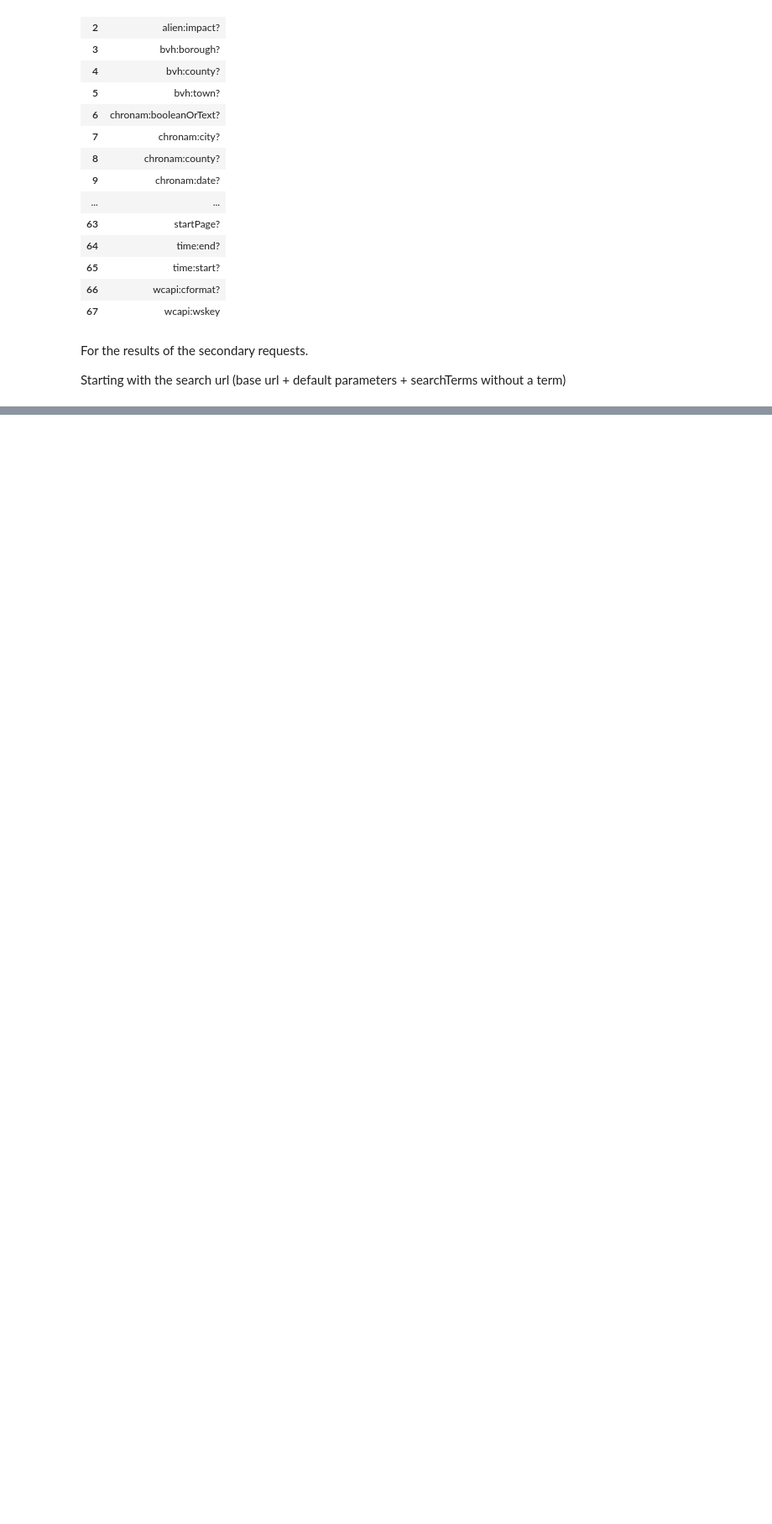
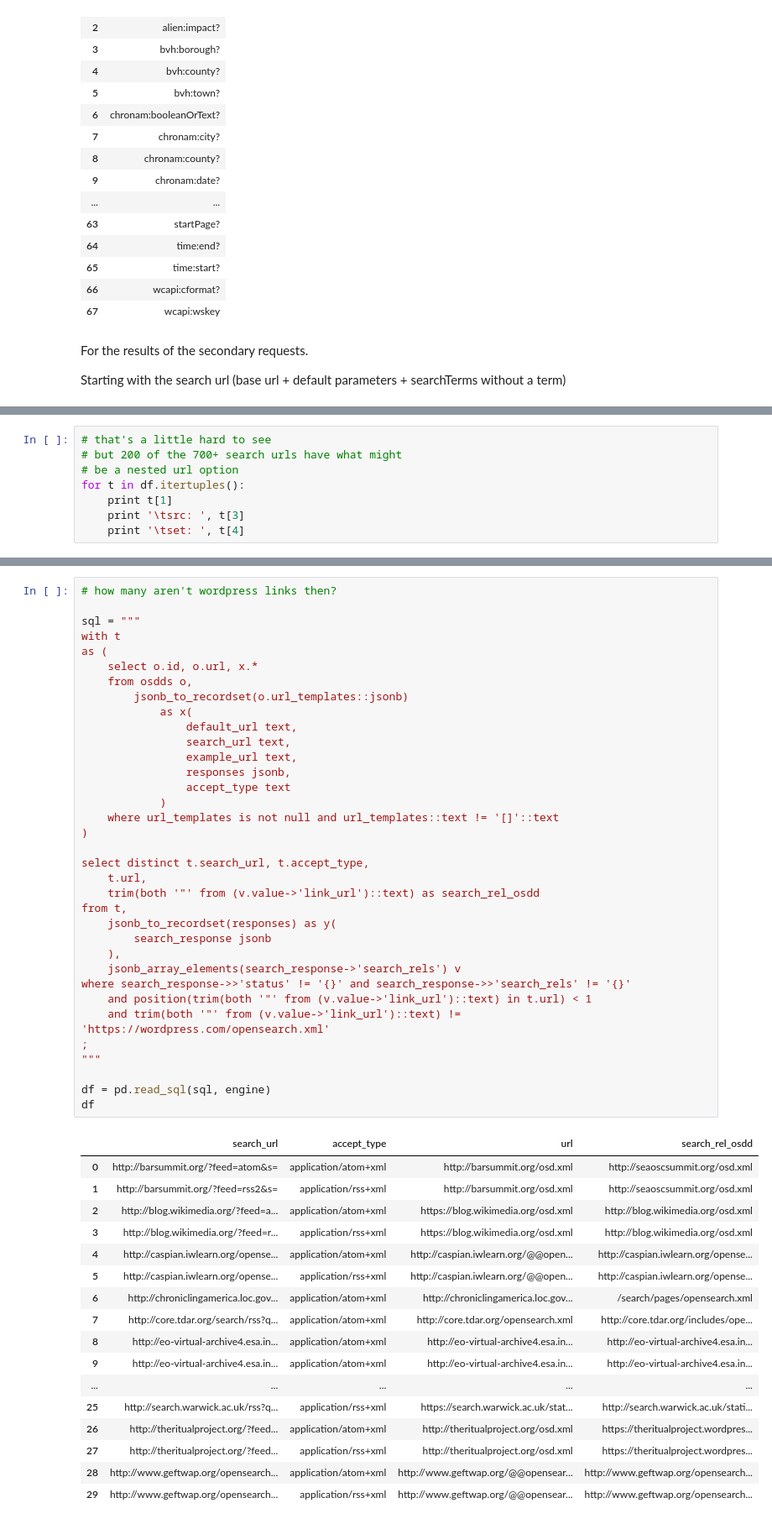
Before and after one commit to b-cube/Response-Identification-Info, a Jupyter notebook: notebooks/Analysis - OpenSearch.ipynb, the cells around one changed output, grey strips where cells are left out. Shown at 84% size. Cells and saved outputs as stored; diff of their text form; blank space fills up the shorter version.

```diff
--- a/notebooks/Analysis - OpenSearch.ipynb
+++ b/notebooks/Analysis - OpenSearch.ipynb
@@ -562,0 +812,8 @@ with pd.option_context('display.max_colwidth', 1000, 'display.max_rows', 810):
+# %%
+# that's a little hard to see
+# but 200 of the 700+ search urls have what might
+# be a nested url option
+for t in df.itertuples():
+    print t[1]
+    print '\tsrc: ', t[3]
+    print '\tset: ', t[4]
@@ -562,0 +838,53 @@ with pd.option_context('display.max_colwidth', 1000, 'display.max_rows', 810):
+# %%
+# how many aren't wordpress links then?
+
+sql = """
+with t
+as (
+	select o.id, o.url, x.*
+	from osdds o,
+		jsonb_to_recordset(o.url_templates::jsonb)
+			as x(
+				default_url text,
+				search_url text,
+				example_url text,
+				responses jsonb,
+				accept_type text
+			)
+	where url_templates is not null and url_templates::text != '[]'::text
+)
+
+select distinct t.search_url, t.accept_type,
+    t.url,
+	trim(both '"' from (v.value->'link_url')::text) as search_rel_osdd
+from t,
+	jsonb_to_recordset(responses) as y(
+		search_response jsonb
+	),
+	jsonb_array_elements(search_response->'search_rels') v
+where search_response->>'status' != '{}' and search_response->>'search_rels' != '{}'
+	and position(trim(both '"' from (v.value->'link_url')::text) in t.url) < 1
+    and trim(both '"' from (v.value->'link_url')::text) != 'https://wordpress.com/opensearch.xml'
+;
+"""
+
+df = pd.read_sql(sql, engine)
+df
+# %% [output]
+|  | search_url | accept_type | url | search_rel_osdd |
+| 0 | http://barsummit.org/?feed=atom&s= | application/atom+xml | http://barsummit.org/osd.xml | http://seaoscsummit.org/osd.xml |
+| 1 | http://barsummit.org/?feed=rss2&s= | application/rss+xml | http://barsummit.org/osd.xml | http://seaoscsummit.org/osd.xml |
+| 2 | http://blog.wikimedia.org/?feed=a... | application/atom+xml | https://blog.wikimedia.org/osd.xml | http://blog.wikimedia.org/osd.xml |
+| 3 | http://blog.wikimedia.org/?feed=r... | application/rss+xml | https://blog.wikimedia.org/osd.xml | http://blog.wikimedia.org/osd.xml |
+| 4 | http://caspian.iwlearn.org/opense... | application/atom+xml | http://caspian.iwlearn.org/@@open... | http://caspian.iwlearn.org/opense... |
+| 5 | http://caspian.iwlearn.org/opense... | application/rss+xml | http://caspian.iwlearn.org/@@open... | http://caspian.iwlearn.org/opense... |
+| 6 | http://chroniclingamerica.loc.gov... | application/atom+xml | http://chroniclingamerica.loc.gov... | /search/pages/opensearch.xml |
+| 7 | http://core.tdar.org/search/rss?q... | application/atom+xml | http://core.tdar.org/opensearch.xml | http://core.tdar.org/includes/ope... |
+| 8 | http://eo-virtual-archive4.esa.in... | application/atom+xml | http://eo-virtual-archive4.esa.in... | http://eo-virtual-archive4.esa.in... |
+| 9 | http://eo-virtual-archive4.esa.in... | application/atom+xml | http://eo-virtual-archive4.esa.in... | http://eo-virtual-archive4.esa.in... |
+| ... | ... | ... | ... | ... |
+| 25 | http://search.warwick.ac.uk/rss?q... | application/rss+xml | https://search.warwick.ac.uk/stat... | http://search.warwick.ac.uk/stati... |
+| 26 | http://theritualproject.org/?feed... | application/atom+xml | http://theritualproject.org/osd.xml | https://theritualproject.wordpres... |
+| 27 | http://theritualproject.org/?feed... | application/rss+xml | http://theritualproject.org/osd.xml | https://theritualproject.wordpres... |
+| 28 | http://www.geftwap.org/opensearch... | application/atom+xml | http://www.geftwap.org/@@opensear... | http://www.geftwap.org/opensearch... |
+| 29 | http://www.geftwap.org/opensearch... | application/rss+xml | http://www.geftwap.org/@@opensear... | http://www.geftwap.org/opensearch... |
```
Also changed, not shown: parts of 10 cells of this notebook, 7 other files.
